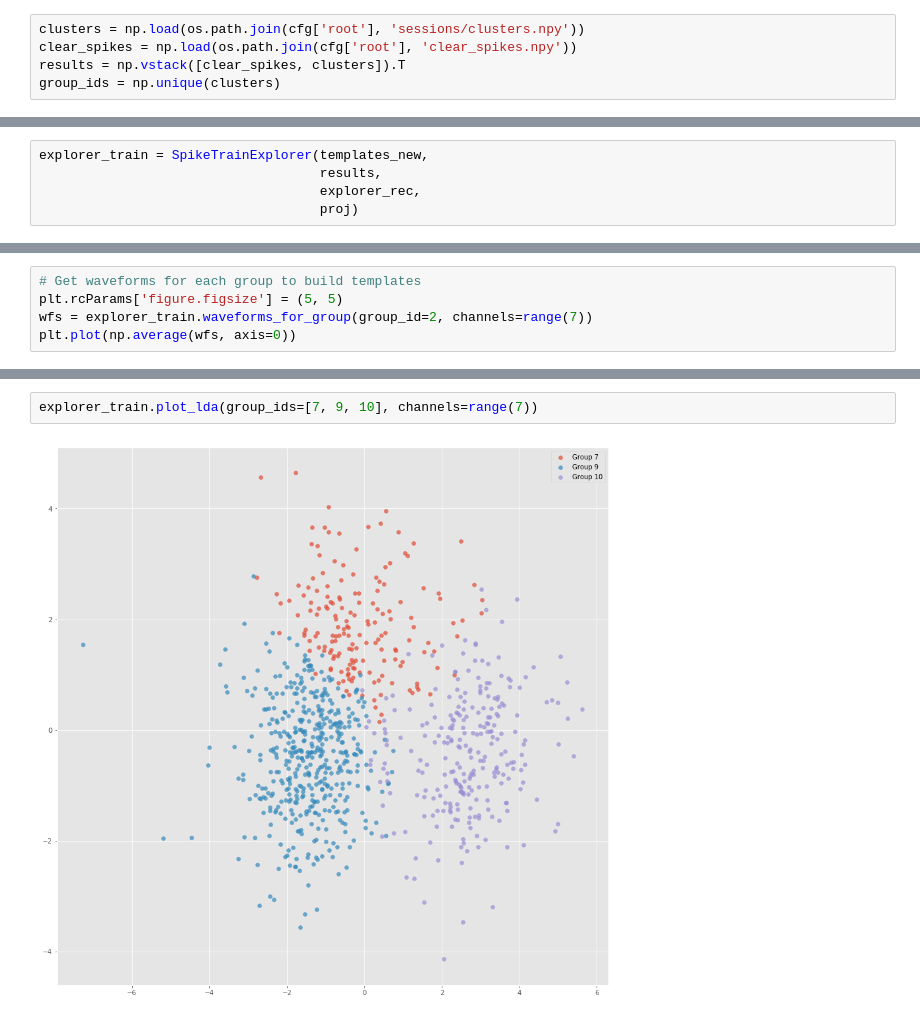
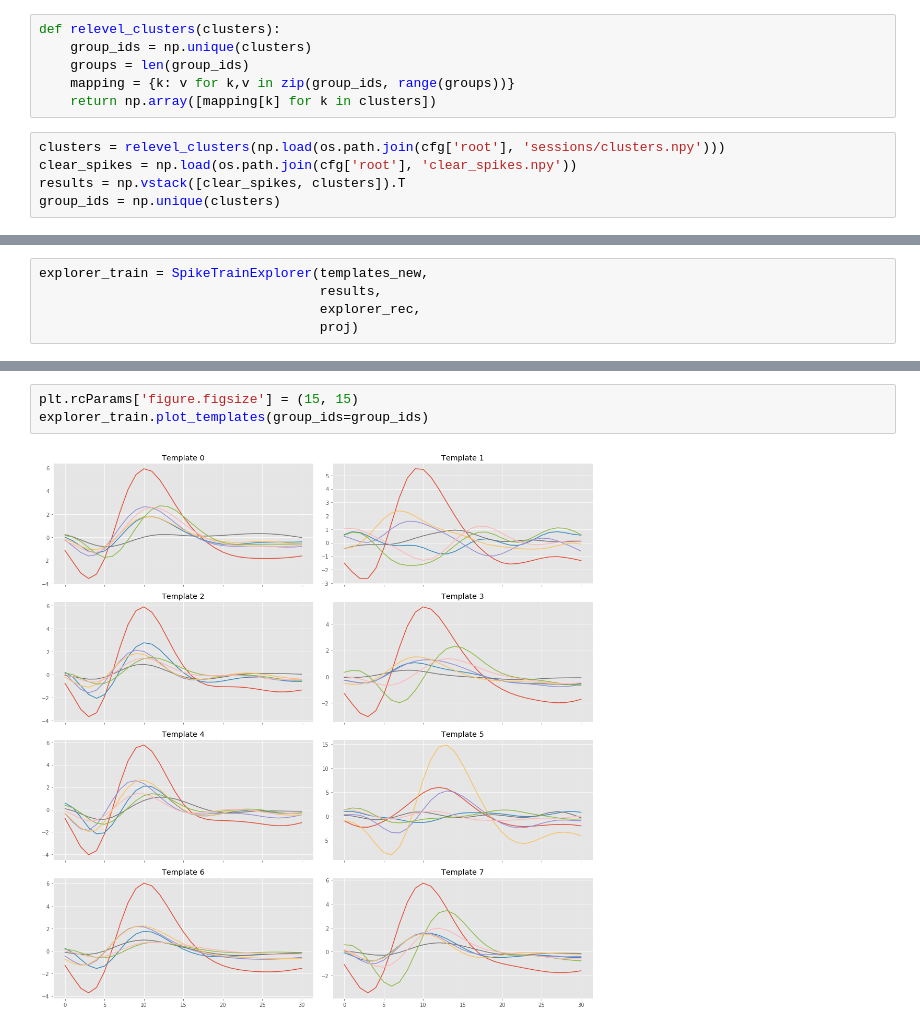
Before and after one commit to edublancas/neural-clustering, a Jupyter notebook: notebooks/4-criticism.ipynb, the cells around one changed output, grey strips where cells are left out. Drawn from its saved outputs; the diff is of its cells as text.

```diff
--- a/notebooks/4-criticism.ipynb
+++ b/notebooks/4-criticism.ipynb
@@ -56,8 +56,14 @@ path_to_geometry = os.path.join(cfg_yass.root, cfg_yass.geomFile)
 proj = NeuralNetDetector(cfg_yass).load_w_ae()
 # %% [markdown]
 # Load clustering results and clear spike times
+# %%
+def relevel_clusters(clusters):
+    group_ids = np.unique(clusters)
+    groups = len(group_ids)
+    mapping = {k: v for k,v in zip(group_ids, range(groups))}
+    return np.array([mapping[k] for k in clusters])
 # %%
-clusters = np.load(os.path.join(cfg['root'], 'sessions/clusters.npy'))
+clusters = relevel_clusters(np.load(os.path.join(cfg['root'], 'sessions/clusters.npy')))
 clear_spikes = np.load(os.path.join(cfg['root'], 'clear_spikes.npy'))
 results = np.vstack([clear_spikes, clusters]).T
 group_ids = np.unique(clusters)
@@ -103,5 +103,0 @@ explorer_train.plot_templates(group_ids=[0,  2,  4,  5])
-# %%
-# Get waveforms for each group to build templates
-plt.rcParams['figure.figsize'] = (5, 5)
-wfs = explorer_train.waveforms_for_group(group_id=2, channels=range(7))
-plt.plot(np.average(wfs, axis=0))
@@ -123,4 +104,5 @@ explorer_train.plot_lda(group_ids=[0, 4, 5], channels=range(7))
-# %%
-explorer_train.plot_lda(group_ids=[7, 9, 10], channels=range(7))
-# %% [output]
-[figure, removed]
+# %%
+plt.rcParams['figure.figsize'] = (15, 15)
+explorer_train.plot_templates(group_ids=group_ids)
+# %% [output]
+[figure, added]
```
Also changed, not shown: parts of 11 cells of this notebook, 1 other file.
